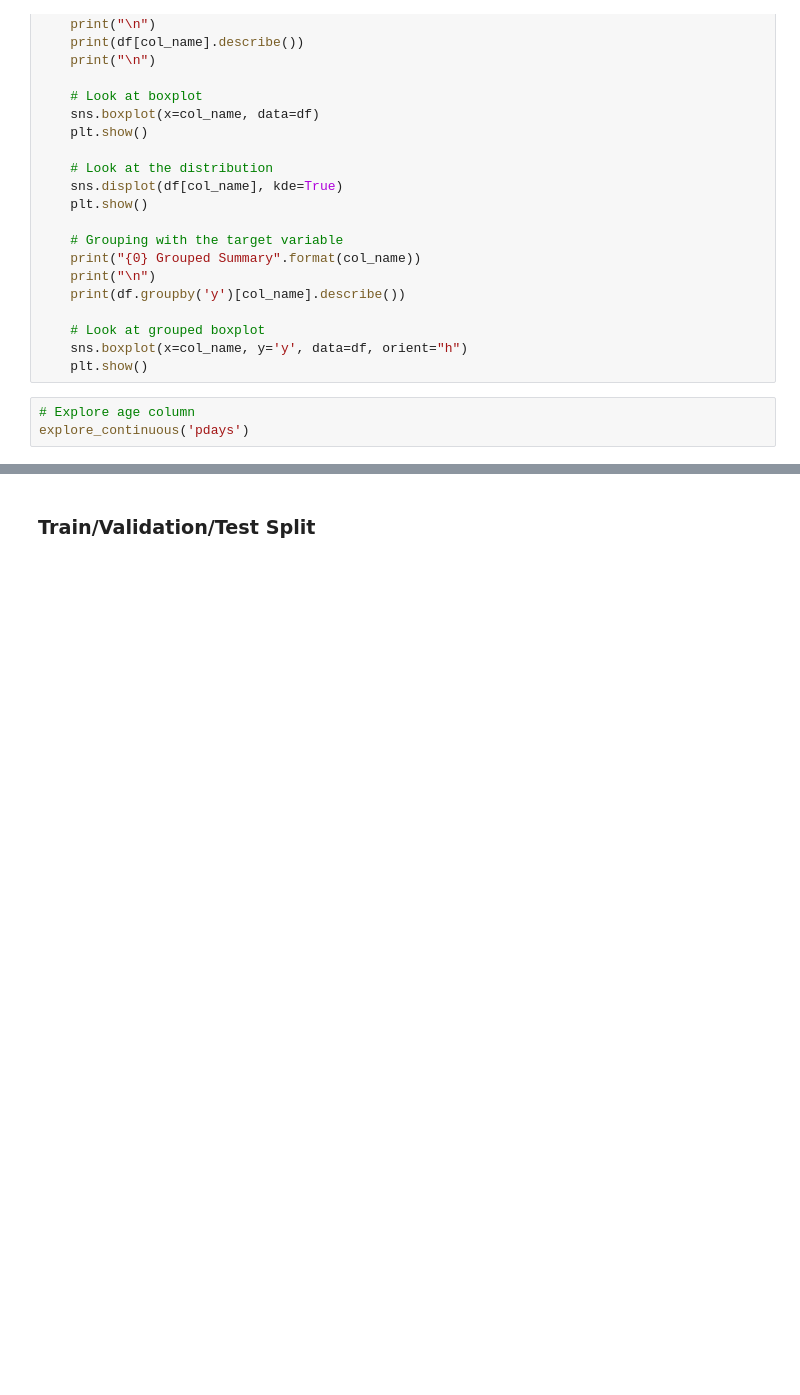
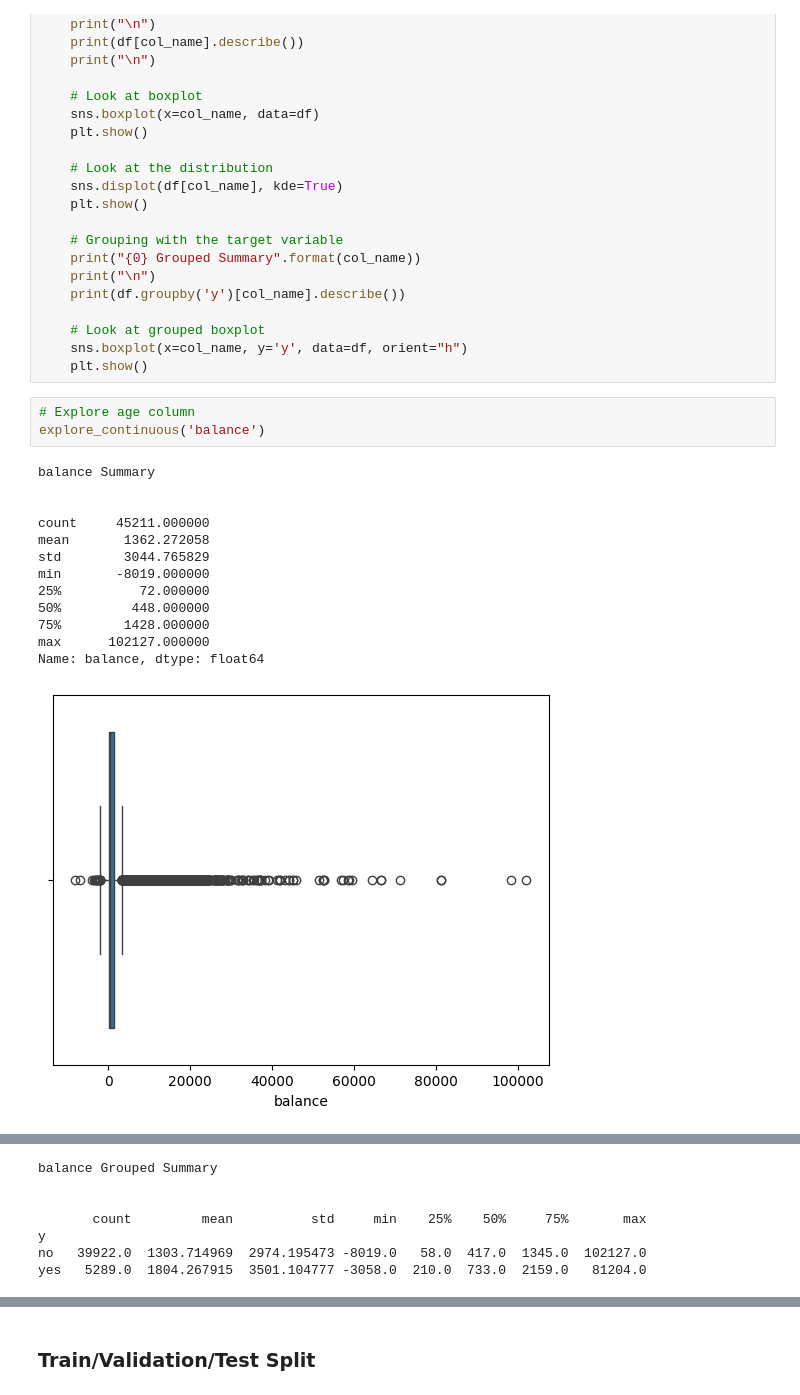
Before and after one commit to jmanwillz/ACML-Project, a Jupyter notebook: ann/data-preprocessing.ipynb, the cells around one changed output, grey strips where cells are left out. Cells and saved outputs as stored; diff of their text form; blank space fills up the shorter version.

```diff
--- a/ann/data-preprocessing.ipynb
+++ b/ann/data-preprocessing.ipynb
@@ -127,4 +272,18 @@ def explore_continuous(col_name):
     plt.show()
 # %%
 # Explore age column
-explore_continuous('pdays')
+explore_continuous('balance')
+# %% [output]
+balance Summary
+
+
+count     45211.000000
+mean       1362.272058
+std        3044.765829
+min       -8019.000000
+25%          72.000000
+50%         448.000000
+75%        1428.000000
+max      102127.000000
+Name: balance, dtype: float64
+[figure, added]
@@ -130,0 +291,7 @@ explore_continuous('pdays')
+balance Grouped Summary
+
+
+       count         mean          std     min    25%    50%     75%       max
+y
+no   39922.0  1303.714969  2974.195473 -8019.0   58.0  417.0  1345.0  102127.0
+yes   5289.0  1804.267915  3501.104777 -3058.0  210.0  733.0  2159.0   81204.0
```
Also changed, not shown: parts of 38 cells of this notebook.
